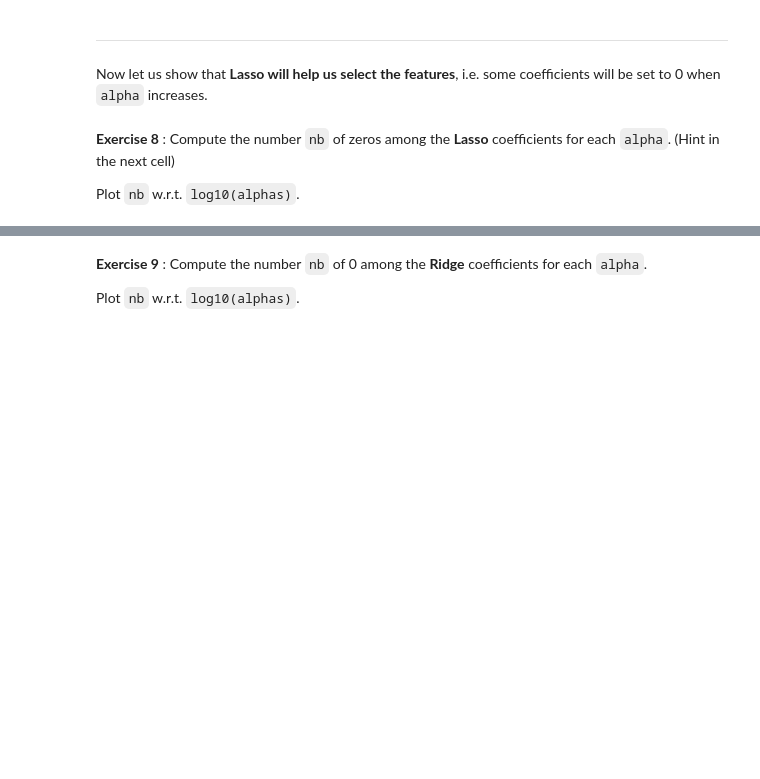
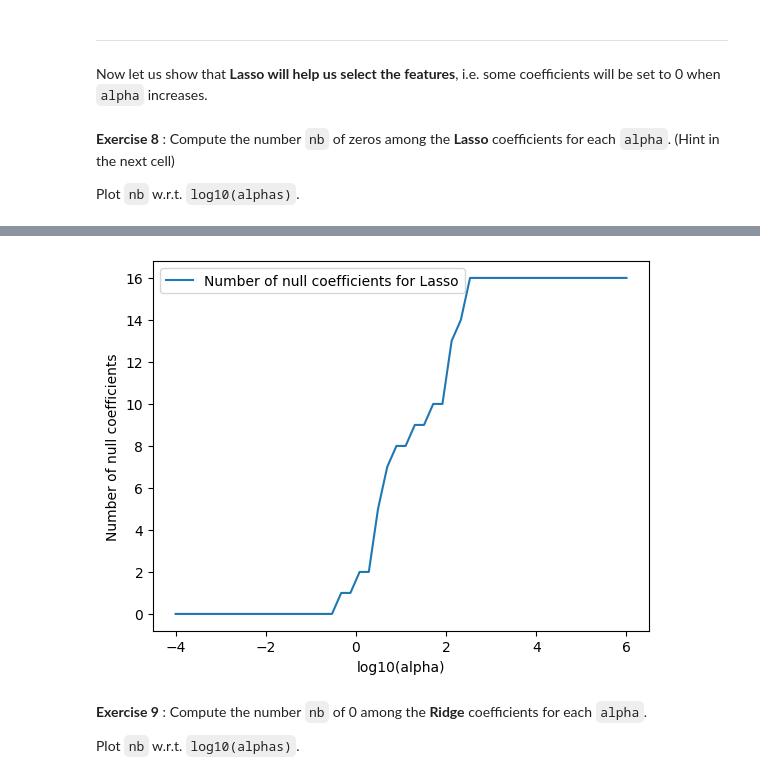
Before and after one commit to AntoninDurousseau/Studies, a Jupyter notebook: M1/Statistical learning/TP4/TP4(Ridge, Lasso, CV).ipynb, the cells around one changed output, grey strips where cells are left out. Saved outputs shown, nothing was run; the diff lists cells and outputs as text; code cells hidden in the pictures; blank space fills up the shorter version.

```diff
--- a/M1/Statistical learning/TP4/TP4(Ridge, Lasso, CV).ipynb
+++ b/M1/Statistical learning/TP4/TP4(Ridge, Lasso, CV).ipynb
@@ -255,3 +412,18 @@ print ("4. Le nombre de 0 de chaque ligne est : \n", (ind == 0).sum(axis = 1))
+# %%
+# Answer for Ex. 8
+nb_null_lasso = []
+for alpha in alpha_s:
+    lasso = Lasso(alpha=alpha, fit_intercept=True)
+    lasso.fit(XtrainScaled, Ytrain)
+    nb_null_lasso.append((lasso.coef_ == 0).sum())
+
+plt.plot(np.log10(alpha_s), nb_null_lasso, label="Number of null coefficients for Lasso")
+plt.xlabel("log10(alpha)")
+plt.ylabel("Number of null coefficients")
+plt.legend()
+plt.show()
+# %% [output]
+[figure, added]
 # %% [markdown]
 **Exercise 9** :  Compute the number `nb` of  0 among the  **Ridge** coefficients for each `alpha`.
 
```
Also changed, not shown: parts of 36 cells of this notebook, 1 other file.
